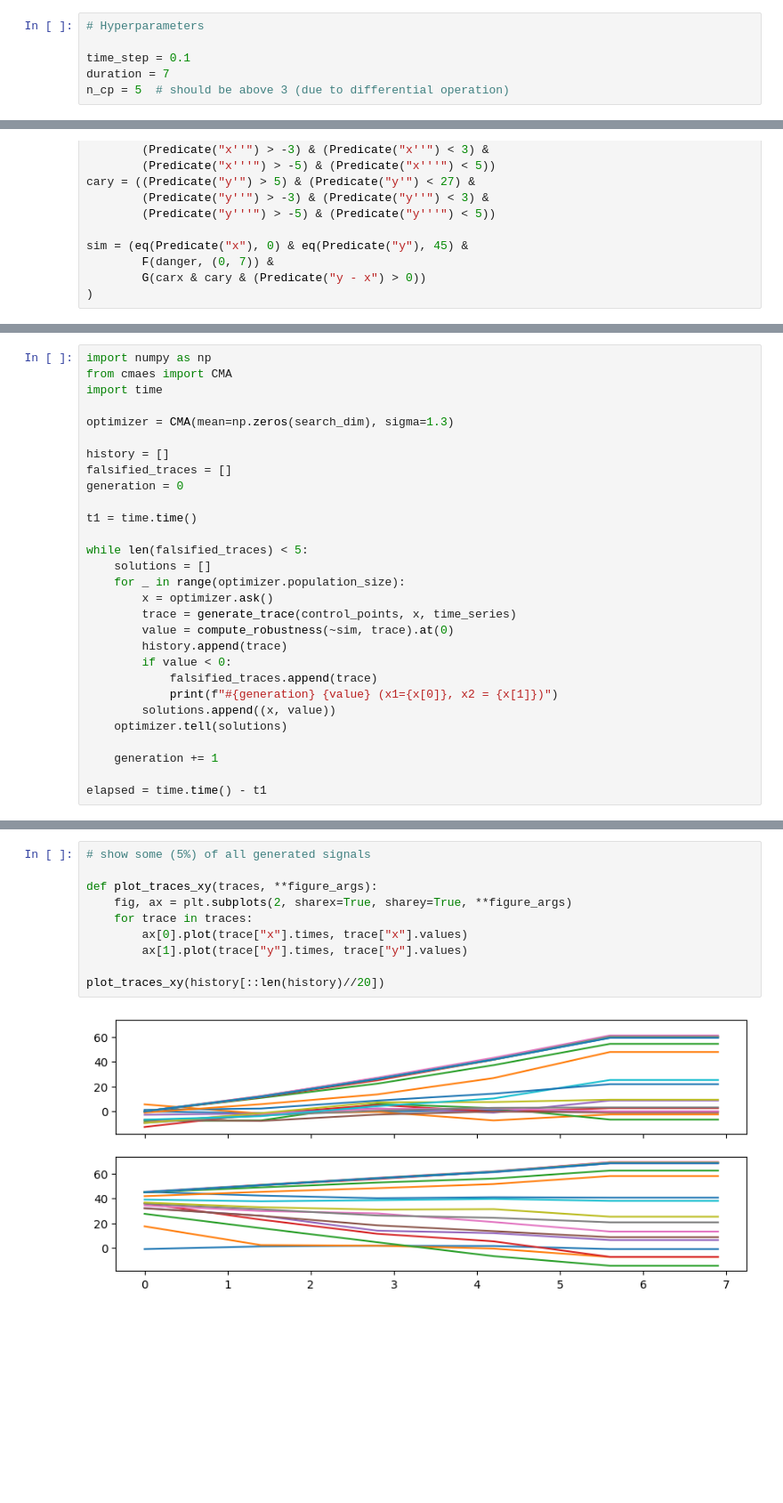
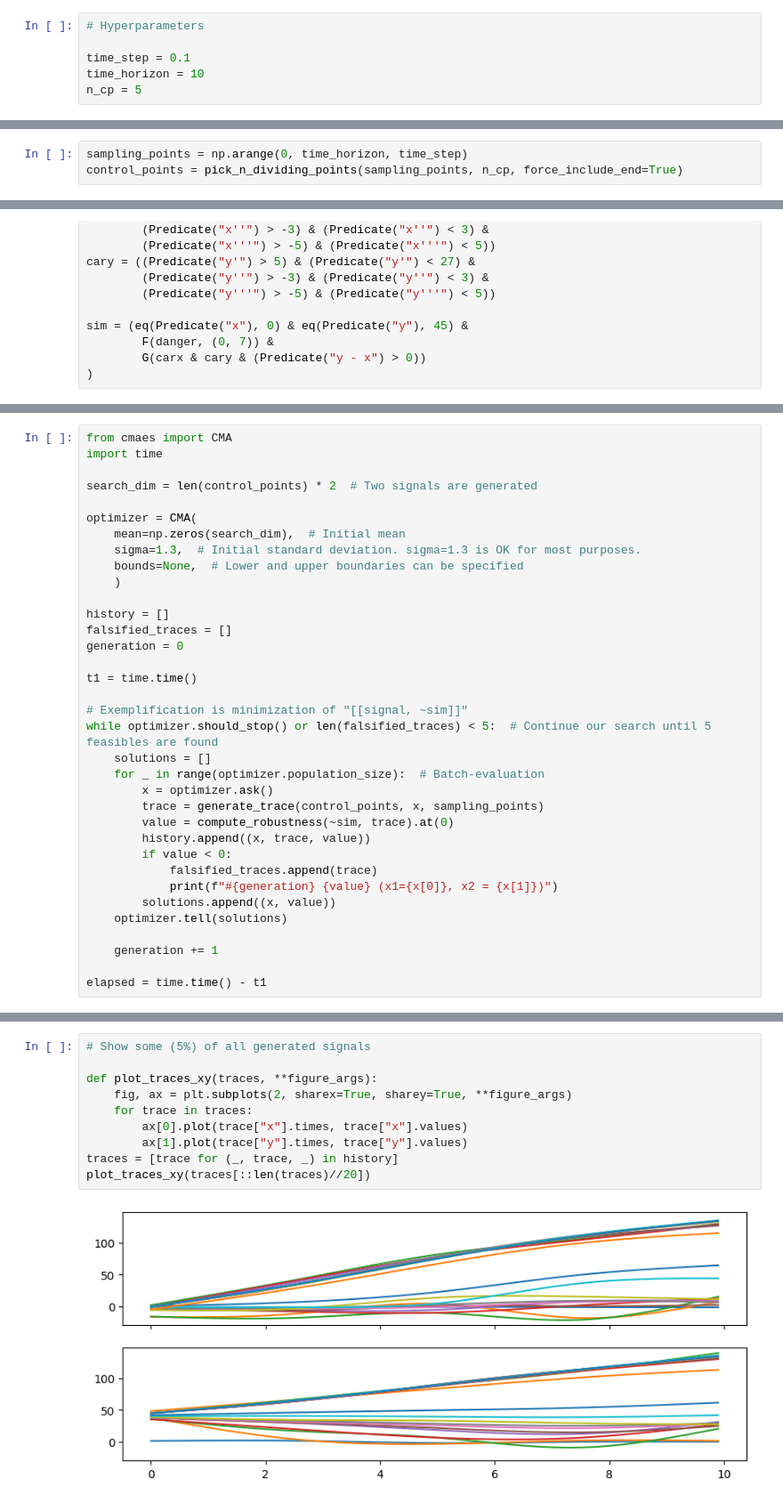
Before and after one commit to midoriao/optimization-for-exemplification, a Jupyter notebook: exemplify.ipynb, the cells around one changed output, grey strips where cells are left out. Shown: that part at 89% size. Drawn from its saved outputs; the diff is of its cells as text; blank space fills up the shorter version.

```diff
--- a/exemplify.ipynb
+++ b/exemplify.ipynb
@@ -10,5 +21,5 @@ plt.rcParams['figure.figsize'] = [10, 4]
 # Hyperparameters
 
 time_step = 0.1
-duration = 7
-n_cp = 5  # should be above 3 (due to differential operation)
+time_horizon = 10
+n_cp = 5
@@ -62,0 +64,3 @@ search_dim = len(control_points) * 2
+# %%
+sampling_points = np.arange(0, time_horizon, time_step)
+control_points = pick_n_dividing_points(sampling_points, n_cp, force_include_end=True)
@@ -78,9 +152,14 @@ sim = (eq(Predicate("x"), 0) & eq(Predicate("y"), 45) &
 # %%
-import numpy as np
 from cmaes import CMA
 import time
 
-optimizer = CMA(mean=np.zeros(search_dim), sigma=1.3)
+search_dim = len(control_points) * 2  # Two signals are generated
+
+optimizer = CMA(
+    mean=np.zeros(search_dim),  # Initial mean
+    sigma=1.3,  # Initial standard deviation. sigma=1.3 is OK for most purposes.
+    bounds=None,  # Lower and upper boundaries can be specified
+    )
 
 history = []
 falsified_traces = []
@@ -88,13 +167,14 @@ generation = 0
 
 t1 = time.time()
 
-while len(falsified_traces) < 5:
+# Exemplification is minimization of "[[signal, ~sim]]"
+while optimizer.should_stop() or len(falsified_traces) < 5:  # Continue our search until 5 feasibles are found
     solutions = []
-    for _ in range(optimizer.population_size):
+    for _ in range(optimizer.population_size):  # Batch-evaluation
         x = optimizer.ask()
-        trace = generate_trace(control_points, x, time_series)
+        trace = generate_trace(control_points, x, sampling_points)
         value = compute_robustness(~sim, trace).at(0)
-        history.append(trace)
+        history.append((x, trace, value))
         if value < 0:
             falsified_traces.append(trace)
             print(f"#{generation} {value} (x1={x[0]}, x2 = {x[1]})")
@@ -142,12 +231,12 @@ plt.show()
 # %%
-# show some (5%) of all generated signals
+# Show some (5%) of all generated signals
 
 def plot_traces_xy(traces, **figure_args):
     fig, ax = plt.subplots(2, sharex=True, sharey=True, **figure_args)
     for trace in traces:
         ax[0].plot(trace["x"].times, trace["x"].values)
         ax[1].plot(trace["y"].times, trace["y"].values)
-
-plot_traces_xy(history[::len(history)//20])
+traces = [trace for (_, trace, _) in history]
+plot_traces_xy(traces[::len(traces)//20])
 # %% [output]
-[figure, old version]
+[figure, new version]
```
Also changed, not shown: parts of 18 cells of this notebook, 1 other file.
